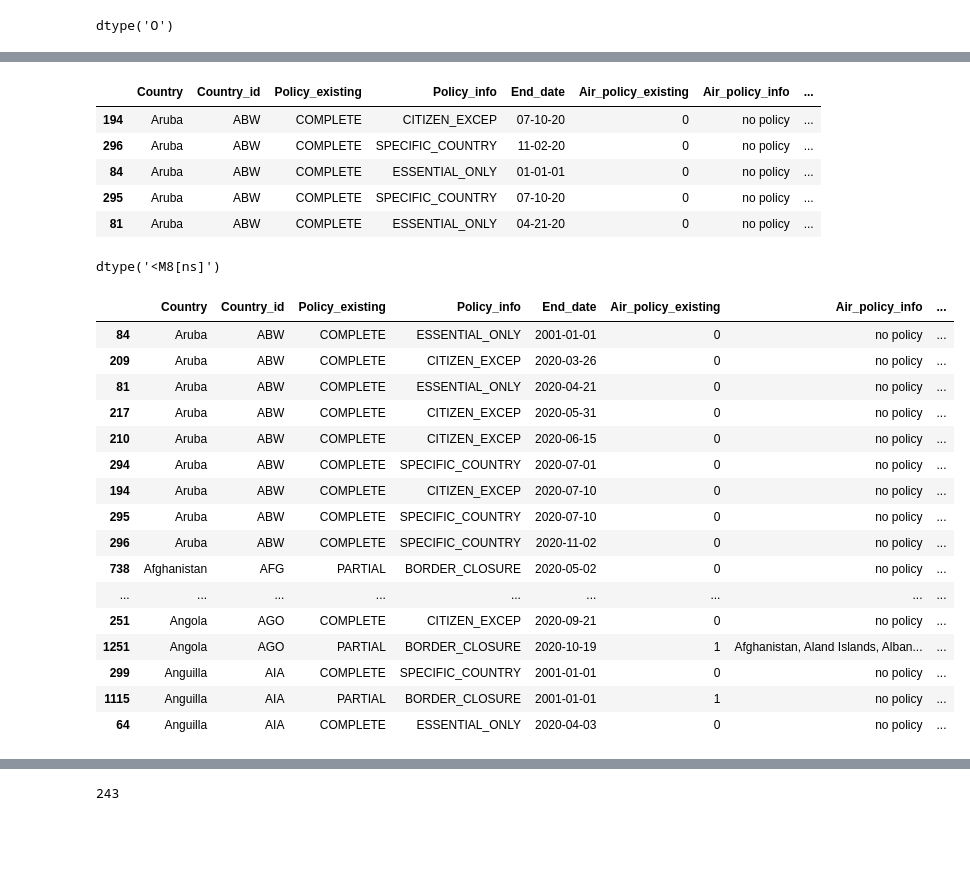
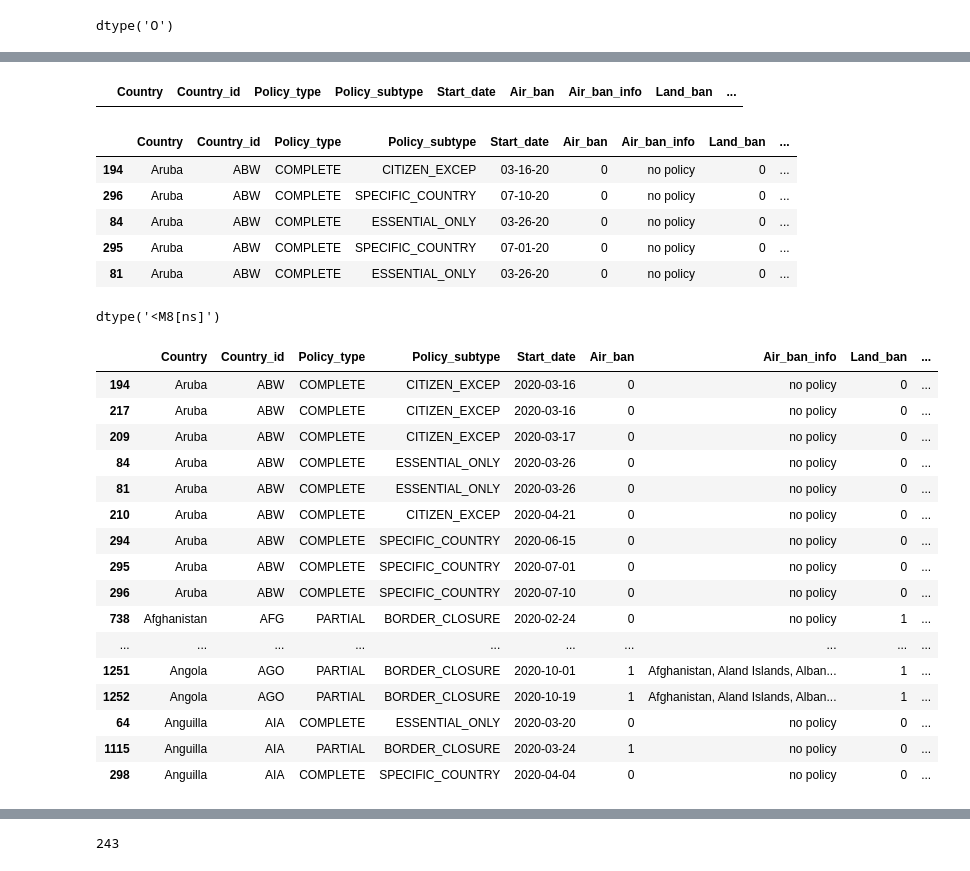
Before and after one commit to sarahDH615/ETL-project, a Jupyter notebook: data/policy_clean.ipynb, the cells around one changed output, grey strips where cells are left out. Drawn from its saved outputs; the diff is of its cells as text; code cells hidden in the pictures; blank space fills up the shorter version.

```diff
--- a/data/policy_clean.ipynb
+++ b/data/policy_clean.ipynb
@@ -71,0 +51,10 @@ Index(['Country', 'Country_id', 'Policy_existing', 'Policy_info', 'End_date',
+# %%
+# renaming the columns
+policy_df.columns = ['Country', 'Country_id', 'Policy_type', 'Policy_subtype', 'Start_date', 'Air_ban',
+                             'Air_ban_info', 'Land_ban', 'Land_ban_info', 'Sea_ban',
+                              'Sea_ban_info','Citizen_ban', 'Citizen_ban_info',
+                              'Travel_history_ban', 'Travel_history_ban_info', 'Refugee_ban',
+                              'Refugee_ban_info', 'Visa_ban', 'Visa_ban_info',
+                              'Citizen_exceptions', 'Citizen_exceptions_info', 'Country_exceptions',
+                              'Country_exceptions_info', 'Work_exceptions_info']
+policy_df.columns
@@ -151,6 +149,7 @@ dtype('O')
 # %%
 # formatting dates for use in datetime
 # replacing nons and 0s with fake date
-dates_list = [x.replace('_', '-') for x in sorted_policy_df['End_date']]
-dates_list_edited = ['01-01-01' if x == 'NONE' or x == '0' else x for x in dates_list]
-dates_list_edited
+dates_list = [x.replace('_', '-') for x in sorted_policy_df['Start_date']]
+dates_list_start = ['01-01-01' if x == 'NONE' or x == '0' else x for x in dates_list]
+# educated guess as to end date of errant date shown in below cell
+dates_list_edited = ['04-21-20' if x == '04-31-20' else x for x in dates_list_start]
@@ -175,16 +156,21 @@ dates_list_edited
+# %%
+# impossible date
+sorted_policy_df[sorted_policy_df['Start_date'] == '04-31-20']
+# %% [output]
+|  | Country | Country_id | Policy_type | Policy_subtype | Start_date | Air_ban | Air_ban_info | Land_ban | ... |
 # %%
-# replacing End Date col w/ edited dates list
-sorted_policy_df['End_date'] = dates_list_edited
+# replacing Start Date col w/ edited dates list
+sorted_policy_df['Start_date'] = dates_list_edited
 sorted_policy_df.head()
 # %% [output]
-|  | Country | Country_id | Policy_existing | Policy_info | End_date | Air_policy_existing | Air_policy_info | ... |
-| 194 | Aruba | ABW | COMPLETE | CITIZEN_EXCEP | 07-10-20 | 0 | no policy | ... |
-| 296 | Aruba | ABW | COMPLETE | SPECIFIC_COUNTRY | 11-02-20 | 0 | no policy | ... |
-| 84 | Aruba | ABW | COMPLETE | ESSENTIAL_ONLY | 01-01-01 | 0 | no policy | ... |
-| 295 | Aruba | ABW | COMPLETE | SPECIFIC_COUNTRY | 07-10-20 | 0 | no policy | ... |
-| 81 | Aruba | ABW | COMPLETE | ESSENTIAL_ONLY | 04-21-20 | 0 | no policy | ... |
+|  | Country | Country_id | Policy_type | Policy_subtype | Start_date | Air_ban | Air_ban_info | Land_ban | ... |
+| 194 | Aruba | ABW | COMPLETE | CITIZEN_EXCEP | 03-16-20 | 0 | no policy | 0 | ... |
+| 296 | Aruba | ABW | COMPLETE | SPECIFIC_COUNTRY | 07-10-20 | 0 | no policy | 0 | ... |
+| 84 | Aruba | ABW | COMPLETE | ESSENTIAL_ONLY | 03-26-20 | 0 | no policy | 0 | ... |
+| 295 | Aruba | ABW | COMPLETE | SPECIFIC_COUNTRY | 07-01-20 | 0 | no policy | 0 | ... |
+| 81 | Aruba | ABW | COMPLETE | ESSENTIAL_ONLY | 03-26-20 | 0 | no policy | 0 | ... |
 # %%
-# converting End Date col to dtype datetime
-sorted_policy_df['End_date'] = pd.to_datetime(sorted_policy_df['End_date'])
+# converting Start Date col to dtype datetime
+sorted_policy_df['Start_date'] = pd.to_datetime(sorted_policy_df['Start_date'])
 # %%
 # checking dtype
@@ -192,27 +178,27 @@ sorted_policy_df['End_date'].dtype
 # %% [output]
 dtype('<M8[ns]')
 # %%
-# sorting by country id then end date
-double_sorted_policy_df = sorted_policy_df.sort_values(['Country_id','End_date'])
+# sorting by country id then start date
+double_sorted_policy_df = sorted_policy_df.sort_values(['Country_id','Start_date'])
 double_sorted_policy_df.head(20)
 # %% [output]
-|  | Country | Country_id | Policy_existing | Policy_info | End_date | Air_policy_existing | Air_policy_info | ... |
-| 84 | Aruba | ABW | COMPLETE | ESSENTIAL_ONLY | 2001-01-01 | 0 | no policy | ... |
-| 209 | Aruba | ABW | COMPLETE | CITIZEN_EXCEP | 2020-03-26 | 0 | no policy | ... |
-| 81 | Aruba | ABW | COMPLETE | ESSENTIAL_ONLY | 2020-04-21 | 0 | no policy | ... |
-| 217 | Aruba | ABW | COMPLETE | CITIZEN_EXCEP | 2020-05-31 | 0 | no policy | ... |
-| 210 | Aruba | ABW | COMPLETE | CITIZEN_EXCEP | 2020-06-15 | 0 | no policy | ... |
-| 294 | Aruba | ABW | COMPLETE | SPECIFIC_COUNTRY | 2020-07-01 | 0 | no policy | ... |
-| 194 | Aruba | ABW | COMPLETE | CITIZEN_EXCEP | 2020-07-10 | 0 | no policy | ... |
-| 295 | Aruba | ABW | COMPLETE | SPECIFIC_COUNTRY | 2020-07-10 | 0 | no policy | ... |
-| 296 | Aruba | ABW | COMPLETE | SPECIFIC_COUNTRY | 2020-11-02 | 0 | no policy | ... |
-| 738 | Afghanistan | AFG | PARTIAL | BORDER_CLOSURE | 2020-05-02 | 0 | no policy | ... |
-| ... | ... | ... | ... | ... | ... | ... | ... | ... |
-| 251 | Angola | AGO | COMPLETE | CITIZEN_EXCEP | 2020-09-21 | 0 | no policy | ... |
-| 1251 | Angola | AGO | PARTIAL | BORDER_CLOSURE | 2020-10-19 | 1 | Afghanistan, Aland Islands, Alban... | ... |
-| 299 | Anguilla | AIA | COMPLETE | SPECIFIC_COUNTRY | 2001-01-01 | 0 | no policy | ... |
-| 1115 | Anguilla | AIA | PARTIAL | BORDER_CLOSURE | 2001-01-01 | 1 | no policy | ... |
-| 64 | Anguilla | AIA | COMPLETE | ESSENTIAL_ONLY | 2020-04-03 | 0 | no policy | ... |
+|  | Country | Country_id | Policy_type | Policy_subtype | Start_date | Air_ban | Air_ban_info | Land_ban | ... |
+| 194 | Aruba | ABW | COMPLETE | CITIZEN_EXCEP | 2020-03-16 | 0 | no policy | 0 | ... |
+| 217 | Aruba | ABW | COMPLETE | CITIZEN_EXCEP | 2020-03-16 | 0 | no policy | 0 | ... |
+| 209 | Aruba | ABW | COMPLETE | CITIZEN_EXCEP | 2020-03-17 | 0 | no policy | 0 | ... |
+| 84 | Aruba | ABW | COMPLETE | ESSENTIAL_ONLY | 2020-03-26 | 0 | no policy | 0 | ... |
+| 81 | Aruba | ABW | COMPLETE | ESSENTIAL_ONLY | 2020-03-26 | 0 | no policy | 0 | ... |
+| 210 | Aruba | ABW | COMPLETE | CITIZEN_EXCEP | 2020-04-21 | 0 | no policy | 0 | ... |
+| 294 | Aruba | ABW | COMPLETE | SPECIFIC_COUNTRY | 2020-06-15 | 0 | no policy | 0 | ... |
+| 295 | Aruba | ABW | COMPLETE | SPECIFIC_COUNTRY | 2020-07-01 | 0 | no policy | 0 | ... |
+| 296 | Aruba | ABW | COMPLETE | SPECIFIC_COUNTRY | 2020-07-10 | 0 | no policy | 0 | ... |
+| 738 | Afghanistan | AFG | PARTIAL | BORDER_CLOSURE | 2020-02-24 | 0 | no policy | 1 | ... |
+| ... | ... | ... | ... | ... | ... | ... | ... | ... | ... |
+| 1251 | Angola | AGO | PARTIAL | BORDER_CLOSURE | 2020-10-01 | 1 | Afghanistan, Aland Islands, Alban... | 1 | ... |
+| 1252 | Angola | AGO | PARTIAL | BORDER_CLOSURE | 2020-10-19 | 1 | Afghanistan, Aland Islands, Alban... | 1 | ... |
+| 64 | Anguilla | AIA | COMPLETE | ESSENTIAL_ONLY | 2020-03-20 | 0 | no policy | 0 | ... |
+| 1115 | Anguilla | AIA | PARTIAL | BORDER_CLOSURE | 2020-03-24 | 1 | no policy | 0 | ... |
+| 298 | Anguilla | AIA | COMPLETE | SPECIFIC_COUNTRY | 2020-04-04 | 0 | no policy | 0 | ... |
 # %%
 # keeping only the rows with the most recent date for each country
 last_date_df = double_sorted_policy_df.drop_duplicates(subset='Country_id', keep='last')
```
Also changed, not shown: parts of 27 cells of this notebook, 1 other file.
